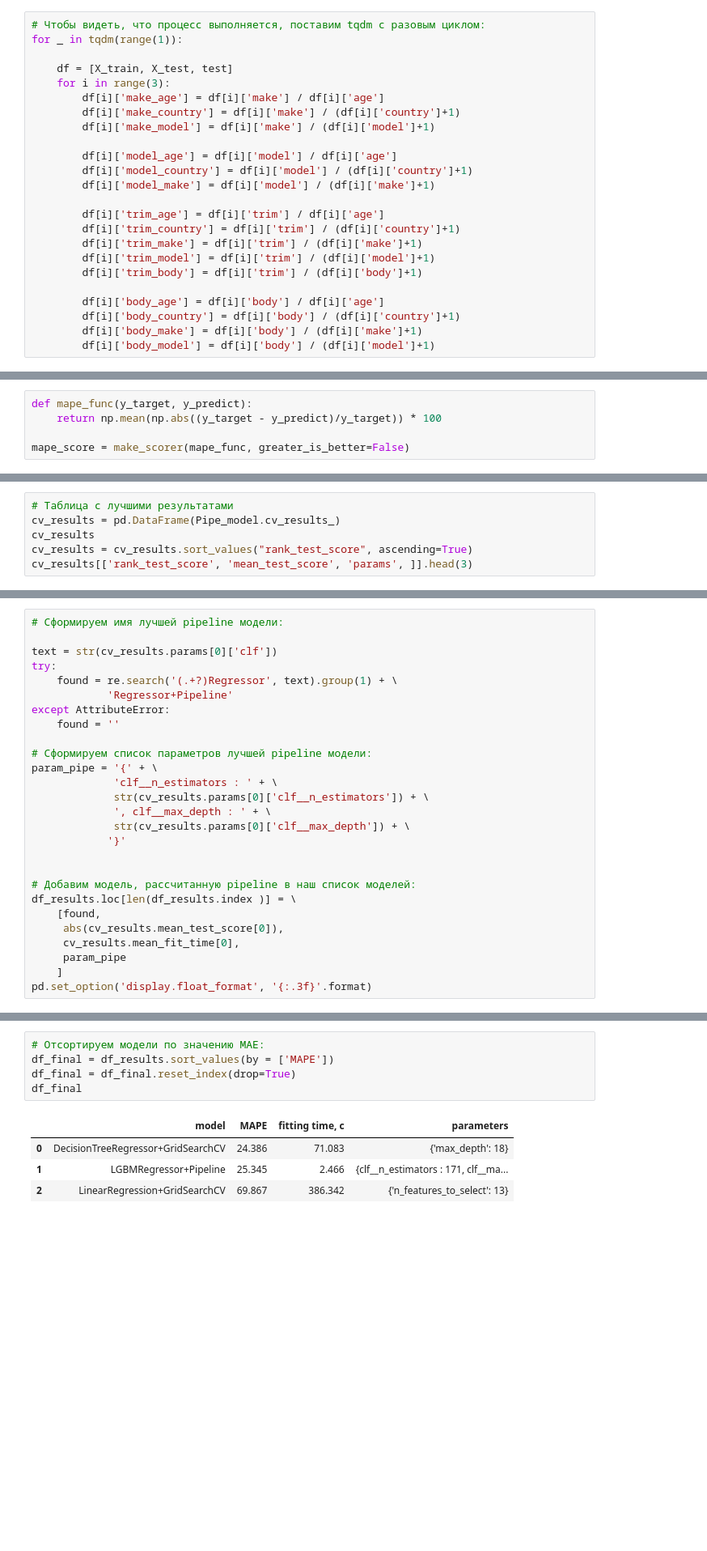
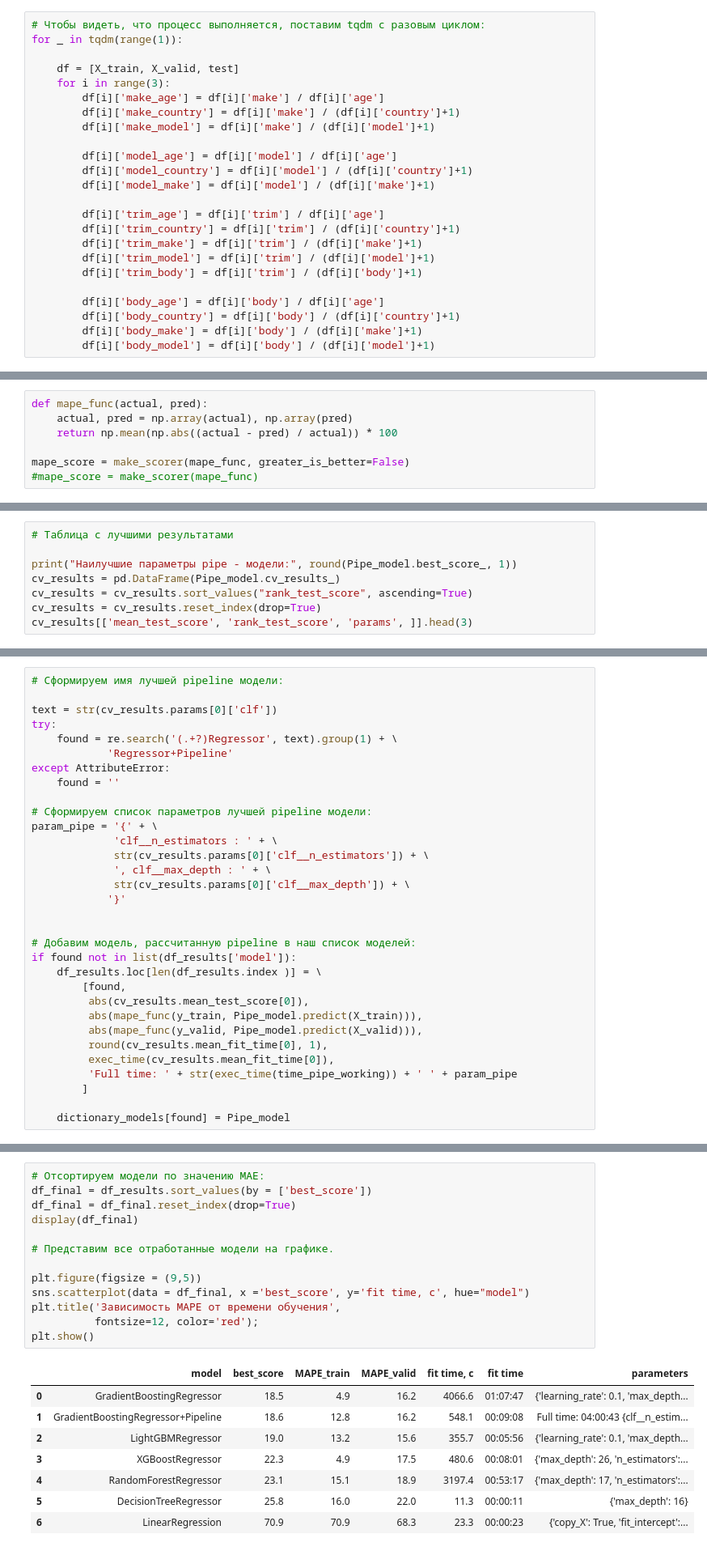
Before and after one commit to evgeniy-yandex/Data_Science, a Jupyter notebook: Kaggle_auto_price/kaggle_auto_price.ipynb, the cells around one changed output, grey strips where cells are left out. Shown at 81% size. Cells and saved outputs as stored; diff of their text form; blank space fills up the shorter version.

Commit message:
Change results table

```diff
--- a/Kaggle_auto_price/kaggle_auto_price.ipynb
+++ b/Kaggle_auto_price/kaggle_auto_price.ipynb
@@ -1683,7 +1691,7 @@ X_train.describe()
 # Чтобы видеть, что процесс выполняется, поставим tqdm с разовым циклом:
 for _ in tqdm(range(1)):
 
-    df = [X_train, X_test, test]
+    df = [X_train, X_valid, test]
     for i in range(3):
         df[i]['make_age'] = df[i]['make'] / df[i]['age']
         df[i]['make_country'] = df[i]['make'] / (df[i]['country']+1)
@@ -1723,10 +1731,12 @@ X_train.describe()
 Для оценки качества моделей применяем метрику [MAPE](https://en.wikipedia.org/wiki/Mean_absolute_percentage_error "Mean Absolute Percentage Error"):
 ![image-2.png](attachment:image-2.png)
 # %%
-def mape_func(y_target, y_predict):
-    return np.mean(np.abs((y_target - y_predict)/y_target)) * 100
+def mape_func(actual, pred):
+    actual, pred = np.array(actual), np.array(pred)
+    return np.mean(np.abs((actual - pred) / actual)) * 100
 
 mape_score = make_scorer(mape_func, greater_is_better=False)
+#mape_score = make_scorer(mape_func)
 # %% [markdown]
 ## Создание и обучение моделей.
 
@@ -1946,7 +2061,9 @@ with open("pipe_model.pkl", "wb") as f:
 # %%
 # Таблица с лучшими результатами
+
+print("Наилучшие параметры pipe - модели:", round(Pipe_model.best_score_, 1))
 cv_results = pd.DataFrame(Pipe_model.cv_results_)
-cv_results
 cv_results = cv_results.sort_values("rank_test_score", ascending=True)
-cv_results[['rank_test_score', 'mean_test_score', 'params', ]].head(3)
+cv_results = cv_results.reset_index(drop=True)
+cv_results[['mean_test_score', 'rank_test_score', 'params', ]].head(3)
 # %% [output]
@@ -1974,13 +2092,18 @@ param_pipe = '{' + \
 
 
 # Добавим модель, рассчитанную pipeline в наш список моделей:
-df_results.loc[len(df_results.index )] = \
-    [found,
-     abs(cv_results.mean_test_score[0]),
-     cv_results.mean_fit_time[0],
-     param_pipe
-    ]
-pd.set_option('display.float_format', '{:.3f}'.format)
+if found not in list(df_results['model']):
+    df_results.loc[len(df_results.index )] = \
+        [found,
+         abs(cv_results.mean_test_score[0]),
+         abs(mape_func(y_train, Pipe_model.predict(X_train))),
+         abs(mape_func(y_valid, Pipe_model.predict(X_valid))),
+         round(cv_results.mean_fit_time[0], 1),
+         exec_time(cv_results.mean_fit_time[0]),
+         'Full time: ' + str(exec_time(time_pipe_working)) + ' ' + param_pipe
+        ]
+
+    dictionary_models[found] = Pipe_model
 # %% [markdown]
 **Промежуточные выводы:**
 
@@ -1998,11 +2121,23 @@ pd.set_option('display.float_format', '{:.3f}'.format)
 ### Определим наилучшую модель.
 # %%
 # Отсортируем модели по значению MAE:
-df_final = df_results.sort_values(by = ['MAPE'])
+df_final = df_results.sort_values(by = ['best_score'])
 df_final = df_final.reset_index(drop=True)
-df_final
+display(df_final)
+
+# Представим все отработанные модели на графике.
+
+plt.figure(figsize = (9,5))
+sns.scatterplot(data = df_final, x ='best_score', y='fit time, c', hue="model")
+plt.title('Зависимость MAPE от времени обучения',
+          fontsize=12, color='red');
+plt.show()
 # %% [output]
-|  | model | MAPE | fitting time, с | parameters |
-| 0 | DecisionTreeRegressor+GridSearchCV | 24.386 | 71.083 | {'max_depth': 18} |
-| 1 | LGBMRegressor+Pipeline | 25.345 | 2.466 | {clf__n_estimators : 171, clf__ma... |
-| 2 | LinearRegression+GridSearchCV | 69.867 | 386.342 | {'n_features_to_select': 13} |
+|  | model | best_score | MAPE_train | MAPE_valid | fit time, c | fit time | parameters |
+| 0 | GradientBoostingRegressor | 18.5 | 4.9 | 16.2 | 4066.6 | 01:07:47 | {'learning_rate': 0.1, 'max_depth... |
+| 1 | GradientBoostingRegressor+Pipeline | 18.6 | 12.8 | 16.2 | 548.1 | 00:09:08 | Full time: 04:00:43 {clf__n_estim... |
+| 2 | LightGBMRegressor | 19.0 | 13.2 | 15.6 | 355.7 | 00:05:56 | {'learning_rate': 0.1, 'max_depth... |
+| 3 | XGBoostRegressor | 22.3 | 4.9 | 17.5 | 480.6 | 00:08:01 | {'max_depth': 26, 'n_estimators':... |
+| 4 | RandomForestRegressor | 23.1 | 15.1 | 18.9 | 3197.4 | 00:53:17 | {'max_depth': 17, 'n_estimators':... |
+| 5 | DecisionTreeRegressor | 25.8 | 16.0 | 22.0 | 11.3 | 00:00:11 | {'max_depth': 16} |
+| 6 | LinearRegression | 70.9 | 70.9 | 68.3 | 23.3 | 00:00:23 | {'copy_X': True, 'fit_intercept':... |
```
Also changed, not shown: parts of 86 cells of this notebook.
